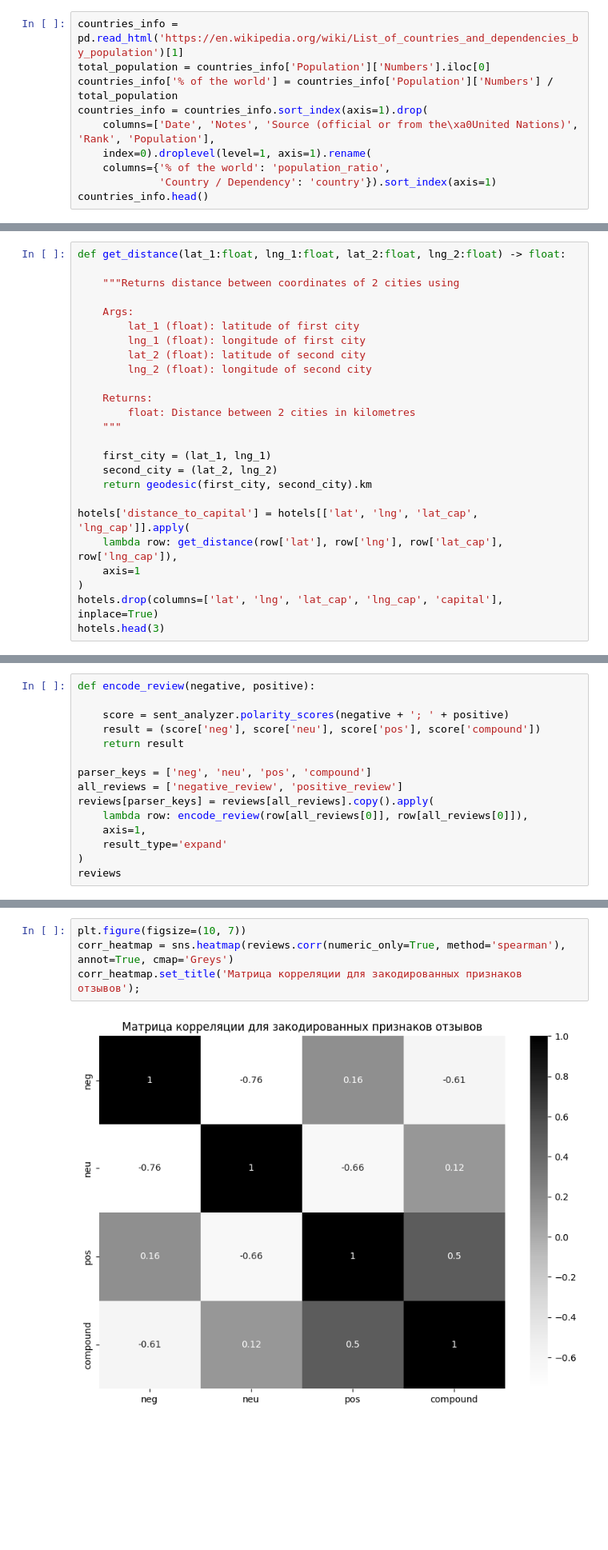
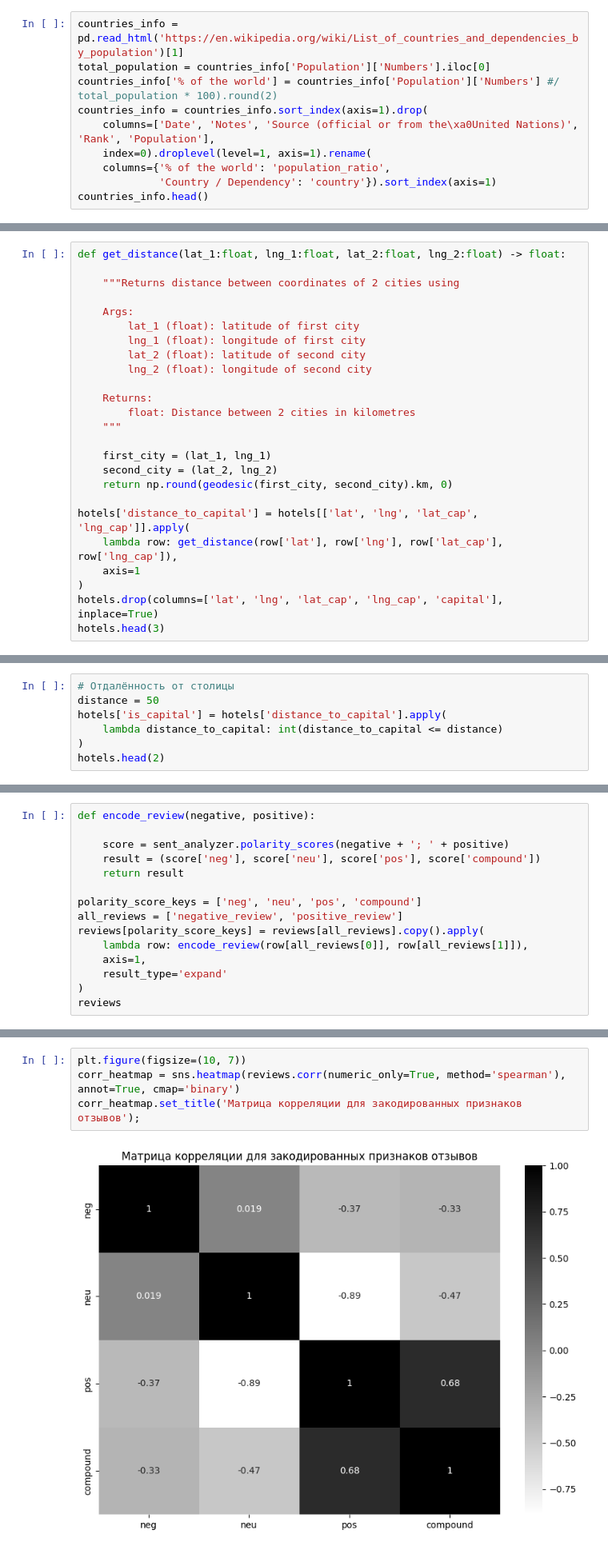
Before and after one commit to ScReameer/EDA-Project-3-rating-prediction, a Jupyter notebook: Project_3 Rating prediction.ipynb, the cells around one changed output, grey strips where cells are left out. Shown at 80% size. Saved outputs shown, nothing was run; the diff lists cells and outputs as text; blank space fills up the shorter version.

```diff
--- a/Project_3 Rating prediction.ipynb
+++ b/Project_3 Rating prediction.ipynb
@@ -122,7 +124,7 @@ for i in range(0, 10, 2):
 # %%
 countries_info = pd.read_html('https://en.wikipedia.org/wiki/List_of_countries_and_dependencies_by_population')[1]
 total_population = countries_info['Population']['Numbers'].iloc[0]
-countries_info['% of the world'] = countries_info['Population']['Numbers'] / total_population
+countries_info['% of the world'] = countries_info['Population']['Numbers'] #/ total_population * 100).round(2)
 countries_info = countries_info.sort_index(axis=1).drop(
     columns=['Date', 'Notes', 'Source (official or from the\xa0United Nations)', 'Rank', 'Population'],
     index=0).droplevel(level=1, axis=1).rename(
@@ -448,7 +639,7 @@ def get_distance(lat_1:float, lng_1:float, lat_2:float, lng_2:float) -> float:
 
     first_city = (lat_1, lng_1)
     second_city = (lat_2, lng_2)
-    return geodesic(first_city, second_city).km
+    return np.round(geodesic(first_city, second_city).km, 0)
 
 hotels['distance_to_capital'] = hotels[['lat', 'lng', 'lat_cap', 'lng_cap']].apply(
     lambda row: get_distance(row['lat'], row['lng'], row['lat_cap'], row['lng_cap']),
@@ -463,0 +657,7 @@ hotels.head(3)
+# %%
+# Отдалённость от столицы
+distance = 50
+hotels['is_capital'] = hotels['distance_to_capital'].apply(
+    lambda distance_to_capital: int(distance_to_capital <= distance)
+)
+hotels.head(2)
@@ -608,10 +802,10 @@ def encode_review(negative, positive):
     result = (score['neg'], score['neu'], score['pos'], score['compound'])
     return result
 
-parser_keys = ['neg', 'neu', 'pos', 'compound']
+polarity_score_keys = ['neg', 'neu', 'pos', 'compound']
 all_reviews = ['negative_review', 'positive_review']
-reviews[parser_keys] = reviews[all_reviews].copy().apply(
-    lambda row: encode_review(row[all_reviews[0]], row[all_reviews[0]]),
+reviews[polarity_score_keys] = reviews[all_reviews].copy().apply(
+    lambda row: encode_review(row[all_reviews[0]], row[all_reviews[1]]),
     axis=1,
     result_type='expand'
 )
@@ -661,6 +835,6 @@ reviews.hist();
 # %%
 plt.figure(figsize=(10, 7))
-corr_heatmap = sns.heatmap(reviews.corr(numeric_only=True, method='spearman'), annot=True, cmap='Greys')
+corr_heatmap = sns.heatmap(reviews.corr(numeric_only=True, method='spearman'), annot=True, cmap='binary')
 corr_heatmap.set_title('Матрица корреляции для закодированных признаков отзывов');
 # %% [output]
-[figure, old version]
+[figure, new version]
```
Also changed, not shown: parts of 76 cells of this notebook, 1 other file.
